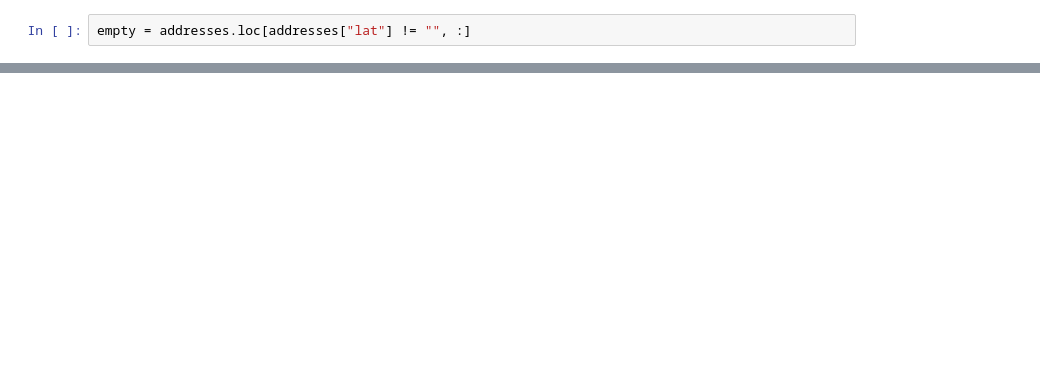
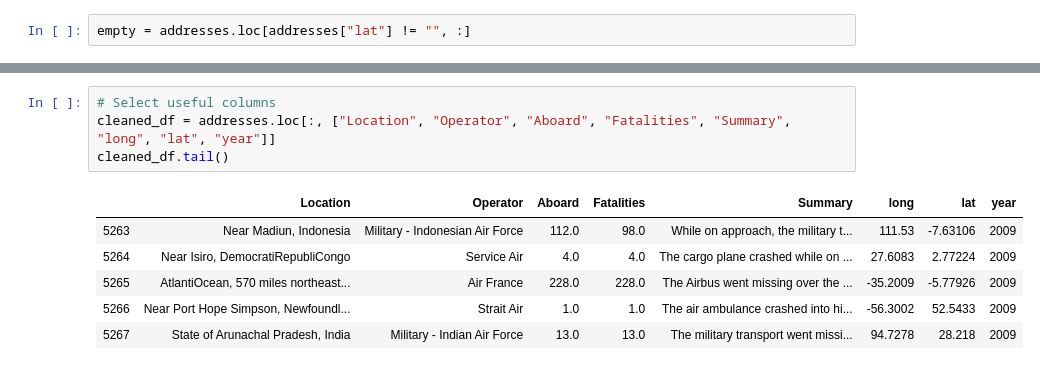
Before and after one commit to suealexa/planeData, a Jupyter notebook: Geocoding/geolocations.ipynb, the cells around one changed output, grey strips where cells are left out. Saved outputs shown, nothing was run; the diff lists cells and outputs as text; blank space fills up the shorter version.

Commit message:
cleaned data

```diff
--- a/Geocoding/geolocations.ipynb
+++ b/Geocoding/geolocations.ipynb
@@ -154,0 +143,11 @@ empty
+# %%
+# Select useful columns
+cleaned_df = addresses.loc[:, ["Location", "Operator", "Aboard", "Fatalities", "Summary", "long", "lat", "year"]]
+cleaned_df.tail()
+# %% [output]
+|  | Location | Operator | Aboard | Fatalities | Summary | long | lat | year |
+| 5263 | Near Madiun, Indonesia | Military - Indonesian Air Force | 112.0 | 98.0 | While on approach, the military t... | 111.53 | -7.63106 | 2009 |
+| 5264 | Near Isiro, DemocratiRepubliCongo | Service Air | 4.0 | 4.0 | The cargo plane crashed while on ... | 27.6083 | 2.77224 | 2009 |
+| 5265 | AtlantiOcean, 570 miles northeast... | Air France | 228.0 | 228.0 | The Airbus went missing over the ... | -35.2009 | -5.77926 | 2009 |
+| 5266 | Near Port Hope Simpson, Newfoundl... | Strait Air | 1.0 | 1.0 | The air ambulance crashed into hi... | -56.3002 | 52.5433 | 2009 |
+| 5267 | State of Arunachal Pradesh, India | Military - Indian Air Force | 13.0 | 13.0 | The military transport went missi... | 94.7278 | 28.218 | 2009 |
```
Also changed, not shown: parts of 11 cells of this notebook, 1 other file.
